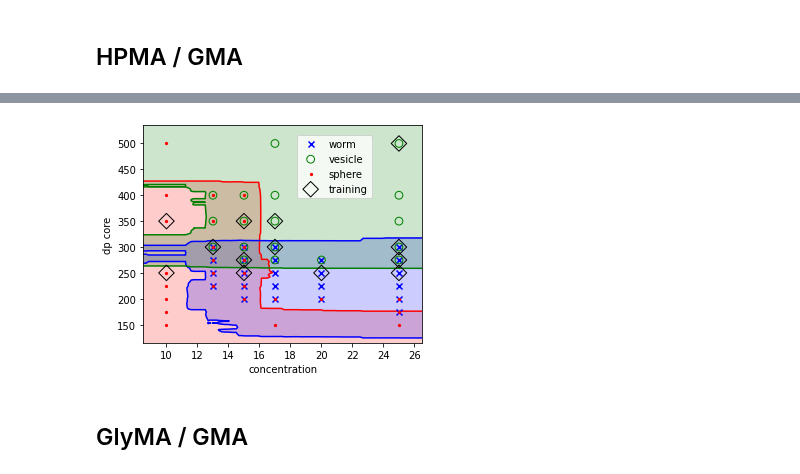
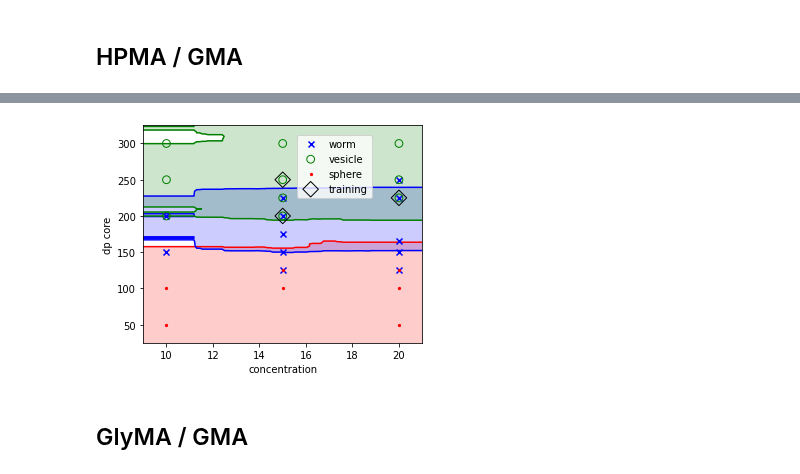
Before and after one commit to marioboley/PISA_ML, a Jupyter notebook: active_learning_phase_diagrams.ipynb, the cells around one changed output, grey strips where cells are left out. Drawn from its saved outputs; the diff is of its cells as text; code cells hidden in the pictures.

Commit message:
Update phases_3_HPMA_CYSMA

```diff
--- a/active_learning_phase_diagrams.ipynb
+++ b/active_learning_phase_diagrams.ipynb
@@ -184,21 +194,22 @@ plt.show()
 # %%
 from plotting import x_grid_data_around_sample, plot_marginal_morphology_contours, scatter_phases, SCATTER_STYLE_TRAINING
 from common import OUTPUTPATH
 import os
 
 plt.figure(figsize=(5, 4))
-xx1, xx2, grid_points = x_grid_data_around_sample(exp3.x_test[0], 'conc', 'dp_core', resolution=100)
-pp = exp3.fits[13].predict_proba(grid_points)
+xx1, xx2, grid_points = x_grid_data_around_sample(exp1.x_test[0], 'conc', 'dp_core', resolution=100)
+pp = exp1.fits[3].predict_proba(grid_points)
 plot_marginal_morphology_contours(xx1, xx2, pp)
-scatter_phases(exp3.y_test[0], exp3.x_test[0]['conc'], exp3.x_test[0]['dp_core'], other=False)
-plt.scatter(exp3.x_train[13][-13:]['conc'], exp3.x_train[13][-13:]['dp_core'], **SCATTER_STYLE_TRAINING)
+scatter_phases(exp1.y_test[0], exp1.x_test[0]['conc'], exp1.x_test[0]['dp_core'], other=False)
+plt.scatter(exp1.x_train[3][-3:]['conc'], exp1.x_train[3][-3:]['dp_core'], **SCATTER_STYLE_TRAINING)
 plt.xlabel('concentration')
 plt.ylabel('dp core')
 plt.legend(loc=(0.55, 2/3))
-plt.savefig(os.path.join(OUTPUTPATH, 'phases_13_GMA_HPMA.pdf'), bbox_inches='tight', pad_inches=0)
+plt.savefig(os.path.join(OUTPUTPATH, 'phases_3_HPMA_CYSMA.pdf'), bbox_inches='tight', pad_inches=0)
+# phases_3_GMA_CYSMA
 plt.show()
 # %% [output]
-[figure, old version]
+[figure, new version]
 # %% [markdown]
 ## GlyMA / GMA
 # %%
```
Also changed, not shown: parts of 17 cells of this notebook.
